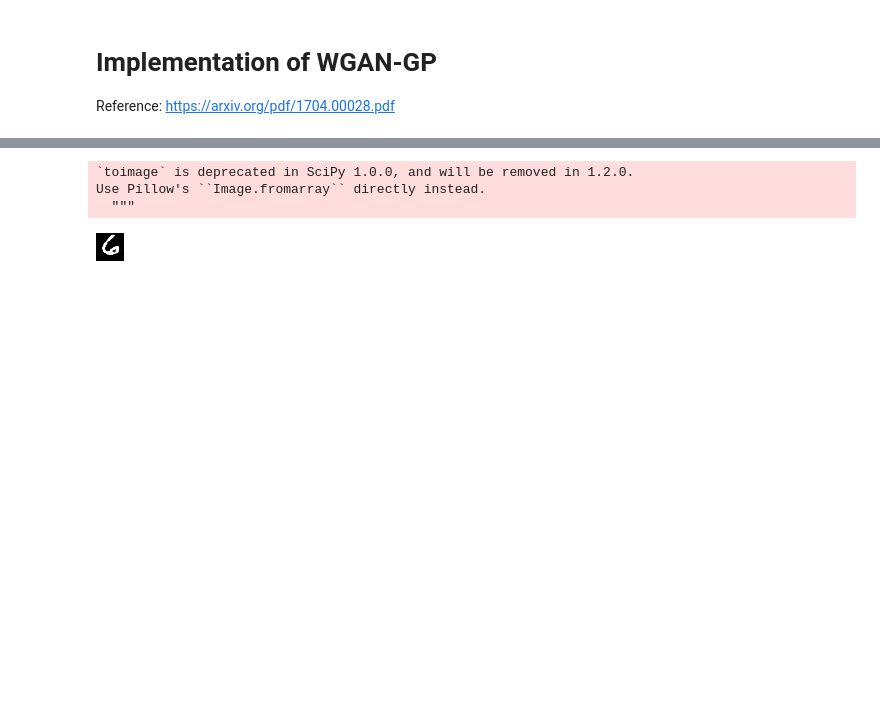
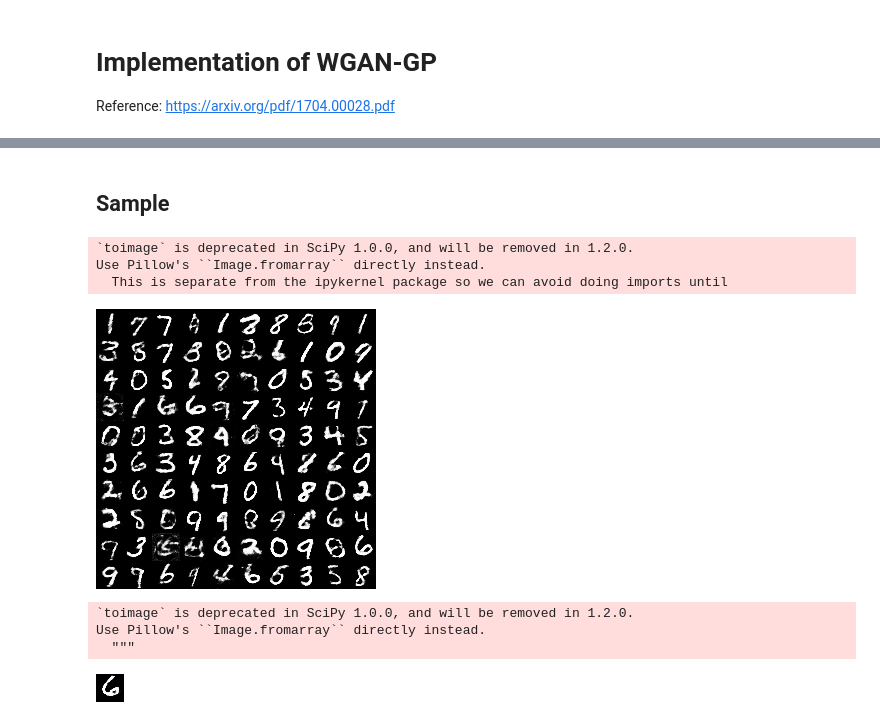
Before and after one commit to Yangyangii/GAN-Tutorial, a Jupyter notebook: Notebooks/WGAN-GP.ipynb, the cells around one changed output, grey strips where cells are left out. Saved outputs shown, nothing was run; the diff lists cells and outputs as text; code cells hidden in the pictures; blank space fills up the shorter version.

```diff
--- a/Notebooks/WGAN-GP.ipynb
+++ b/Notebooks/WGAN-GP.ipynb
@@ -33,3 +25,16 @@ def to_onehot(x, num_classes=10):
+# %%
+def get_sample_image(G, n_noise=100):
+    """
+        save sample 100 images
+    """
+    for num in range(10):
+        for i in range(10):
+            z = to_cuda(torch.randn(1, n_noise))
+            y_hat = G(z)
+            line_img = torch.cat((line_img, y_hat.view(28, 28)), dim=1) if i > 0 else y_hat.view(28, 28)
+        all_img = torch.cat((all_img, line_img), dim=0) if num > 0 else line_img
+    img = all_img.cpu().data.numpy()
+    return img
 # %%
 def n_critic(step, nc=5):
     if step < 25 or step % 500 == 0:
@@ -81,8 +86,8 @@ class Generator(nn.Module):
         y_ = y_.view(x.size(0), 1, 28, 28)
         return y_
 # %%
-D = Discriminator().cuda()
-G = Generator().cuda()
+D = to_cuda(Discriminator())
+G = to_cuda(Generator())
 # %%
 transform = transforms.Compose([transforms.ToTensor(),
                                 transforms.Normalize(mean=(0.5, 0.5, 0.5),
@@ -98,7 +103,7 @@ data_loader = DataLoader(dataset=mnist, batch_size=batch_size, shuffle=True, dro
 D_opt = torch.optim.Adam(D.parameters(), lr=0.0001, betas=(0.0, 0.9))
 G_opt = torch.optim.Adam(G.parameters(), lr=0.0001, betas=(0.0, 0.9))
 # %%
-max_epoch = 500 # need more than 500 epochs for training
+max_epoch = 300 # need more than 300 epochs for training
 step = 0
 g_step = 0
 n_noise = 100
@@ -153,3 +158,9 @@ for epoch in range(max_epoch):
 
         if step % 1000 == 0:
             print('Epoch: {}/{}, Step: {}, D Loss: {}, G Loss: {}'.format(epoch, max_epoch, step, -D_loss.data[0], -G_loss.data[0]))
+
+        if epoch % 5 == 0:
+            G.eval()
+            img = get_sample_image(G)
+            scipy.misc.imsave('sample/{}_epoch_{}_type1.jpg'.format(MODEL_NAME, epoch), img)
+            G.train()
@@ -156,5 +187,16 @@ for epoch in range(max_epoch):
+# %% [markdown]
+## Sample
 # %%
 import scipy.misc
+# %%
+# generation to image
+G.eval()
+scipy.misc.toimage(get_sample_image(G))
+# %% [output]
+`toimage` is deprecated in SciPy 1.0.0, and will be removed in 1.2.0.
+Use Pillow's ``Image.fromarray`` directly instead.
+  This is separate from the ipykernel package so we can avoid doing imports until
+[figure, added]
 # %%
 # generation to image
 z = to_cuda(torch.randn(1, n_noise))
```
Also changed, not shown: parts of 6 cells of this notebook, 2 other files.
